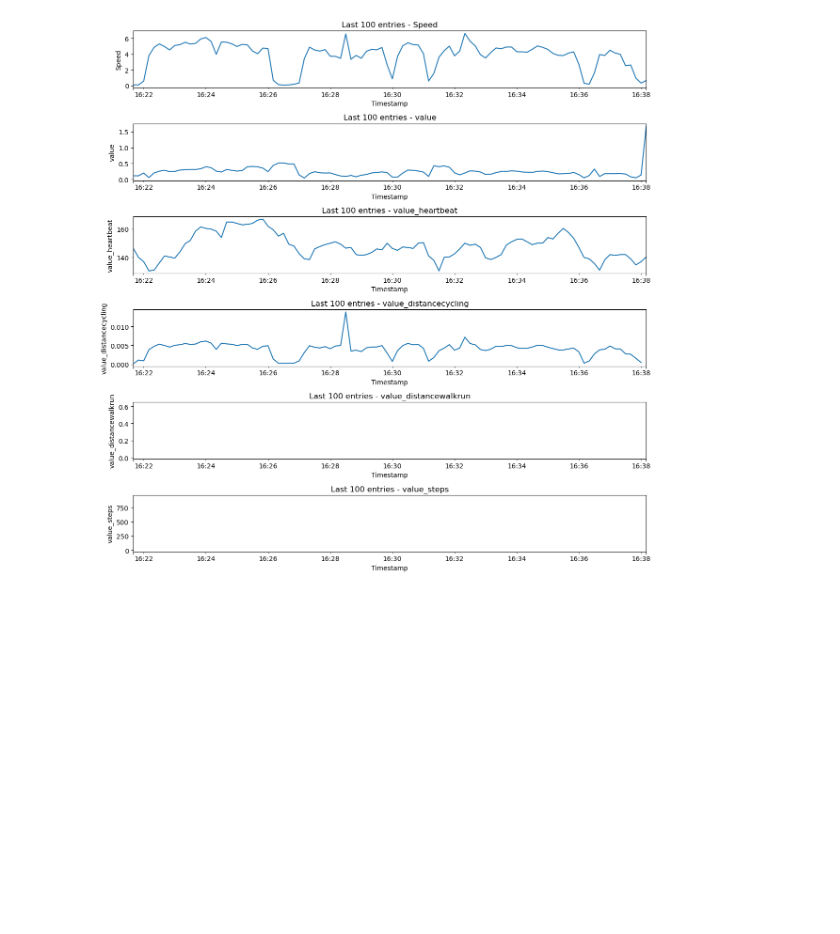
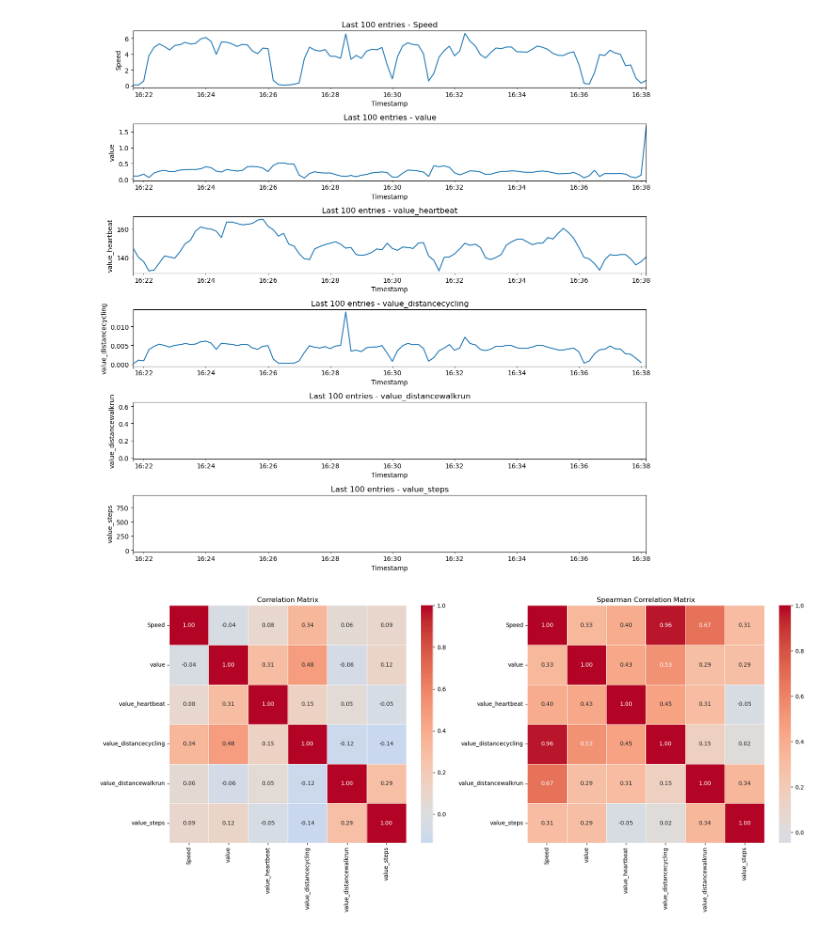
Before and after one commit to TKendel/MLQL, a Jupyter notebook: myMLQL.ipynb, the cells around one changed output. Cells and saved outputs as stored; diff of their text form; code cells hidden in the pictures; blank space fills up the shorter version.

```diff
--- a/myMLQL.ipynb
+++ b/myMLQL.ipynb
@@ -393,3 +393,34 @@ plt.tight_layout()
 plt.show()
 # %% [output]
 [figure]
+# %%
+import pandas as pd
+import matplotlib.pyplot as plt
+import seaborn as sns
+
+# Load the CSV file
+file_path = 'df_heartbeat_filled.csv'
+df = pd.read_csv(file_path)
+
+# Exclude non-numeric columns for correlation calculation
+df_numeric = df.select_dtypes(include='number')
+
+# Calculate correlation matrices
+correlation_matrix = df_numeric.corr()
+spearman_corr = df_numeric.corr(method='spearman')
+
+# Plotting Pearson and Spearman correlation matrices side by side
+fig, axes = plt.subplots(nrows=1, ncols=2, figsize=(18, 8))
+
+# Pearson Correlation Heatmap
+sns.heatmap(correlation_matrix, annot=True, cmap='coolwarm', center=0, linewidths=0.5, fmt=".2f", ax=axes[0])
+axes[0].set_title('Correlation Matrix')
+
+# Spearman Correlation Heatmap
+sns.heatmap(spearman_corr, annot=True, cmap='coolwarm', center=0, linewidths=0.5, fmt=".2f", ax=axes[1])
+axes[1].set_title('Spearman Correlation Matrix')
+
+plt.tight_layout()
+plt.show()
+# %% [output]
+[figure, added]
```
Also changed, not shown: parts of 2 cells of this notebook, 3 other files.
